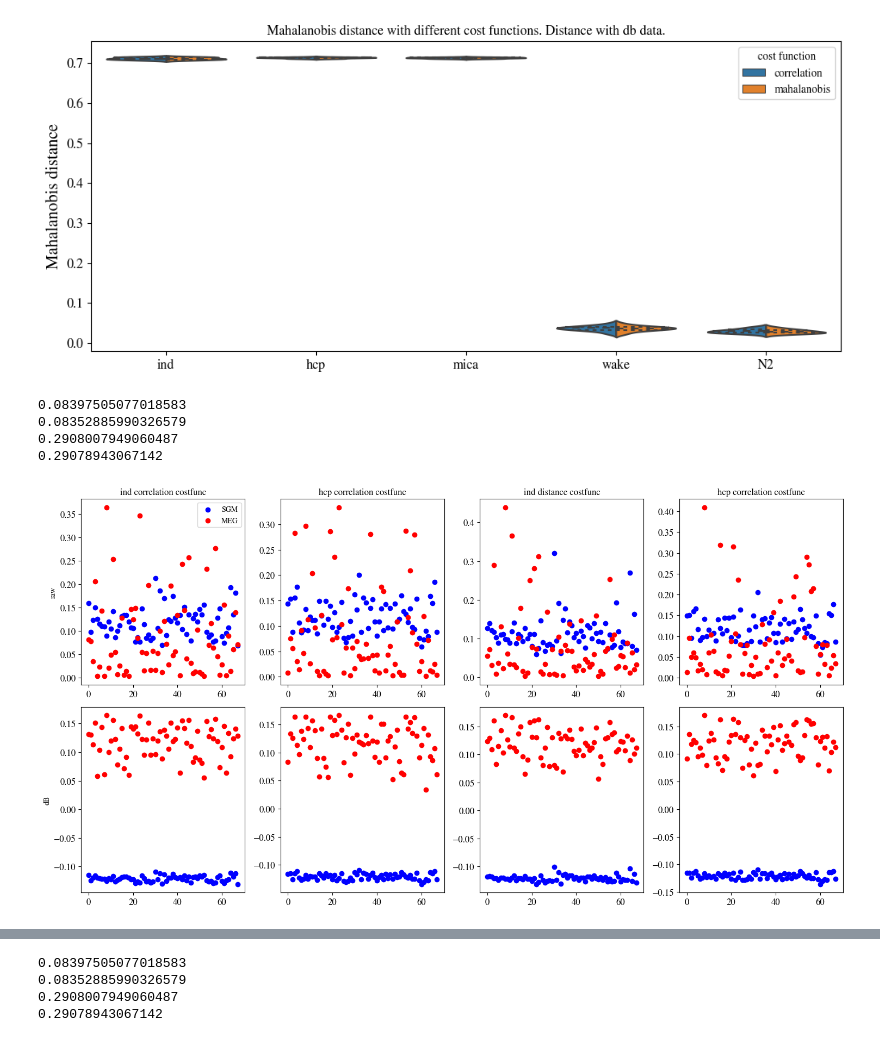
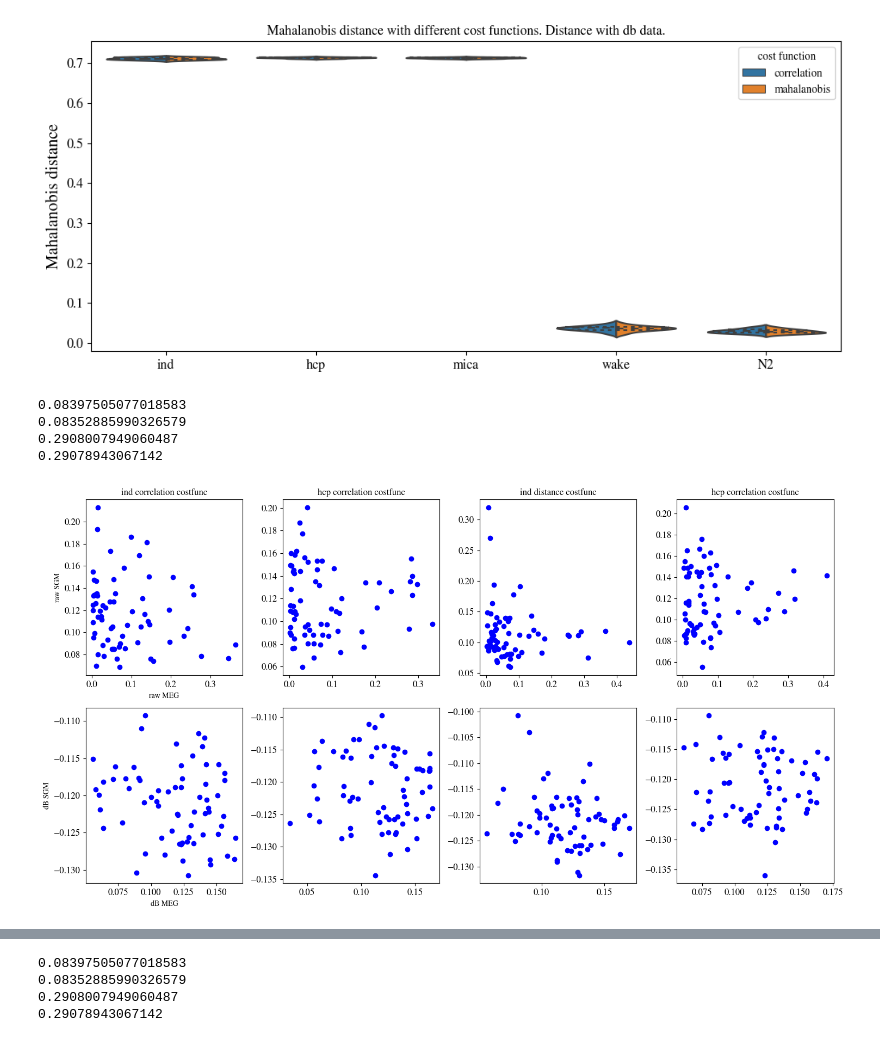
Before and after one commit to parulv1/sgm-alpha, a Jupyter notebook: spectrome/notebooks/compare_spatialcostfuncs.ipynb, the cells around one changed output, grey strips where cells are left out. Saved outputs shown, nothing was run; the diff lists cells and outputs as text; code cells hidden in the pictures.

```diff
--- a/spectrome/notebooks/compare_spatialcostfuncs.ipynb
+++ b/spectrome/notebooks/compare_spatialcostfuncs.ipynb
@@ -318,15 +318,19 @@ print(df_orgsgm_ind_oldcost["spatial"][ind])
 
 _, _, _, _, eigvec_ns_summed, summed_PSD, eigvec_ns_summed_db, summed_PSD_db = getpsd(ind_conn,ind_psd,rois_with_MEG,fvec,ind,df_orgsgm_ind_oldcost, stimulus_roi, w_var, w_means, "ind", "chang")
 
-ax[0][0].scatter(rois_with_MEG, eigvec_ns_summed, color='b',label='SGM')
-ax[0][0].scatter(rois_with_MEG, summed_PSD, color='r',label='MEG')
-ax[0][0].legend()
+# ax[0][0].scatter(rois_with_MEG, eigvec_ns_summed, color='b',label='SGM')
+# ax[0][0].scatter(rois_with_MEG, summed_PSD, color='r',label='MEG')
+ax[0][0].scatter(summed_PSD, eigvec_ns_summed, color='b')
+# ax[0][0].legend()
 ax[0][0].set_title('ind correlation costfunc')
-ax[0][0].set_ylabel('raw')
+ax[0][0].set_xlabel('raw MEG')
+ax[0][0].set_ylabel('raw SGM')
 
-ax[1][0].scatter(rois_with_MEG, eigvec_ns_summed_db, color='b',label='SGM')
-ax[1][0].scatter(rois_with_MEG, summed_PSD_db, color='r',label='MEG')
-ax[1][0].set_ylabel('dB')
+# ax[1][0].scatter(rois_with_MEG, eigvec_ns_summed_db, color='b',label='SGM')
+# ax[1][0].scatter(rois_with_MEG, summed_PSD_db, color='r',label='MEG')
+ax[1][0].scatter(summed_PSD_db, eigvec_ns_summed_db, color='b')
+ax[1][0].set_xlabel('dB MEG')
+ax[1][0].set_ylabel('dB SGM')
 
 # ind = np.argmax(df_microint_hcp_oldcost["spatial"])
 ind= min(range(len(df_orgsgm_hcp_oldcost["spatial"])), key=lambda i: abs(df_orgsgm_hcp_oldcost["spatial"][i] - np.mean(df_orgsgm_hcp_oldcost["spatial"])))
@@ -334,47 +338,53 @@ print(df_orgsgm_hcp_oldcost["spatial"][ind])
 
 _, _, _, _, eigvec_ns_summed, summed_PSD, eigvec_ns_summed_db, summed_PSD_db = getpsd(ind_conn,ind_psd,rois_with_MEG,fvec,ind,df_orgsgm_hcp_oldcost, stimulus_roi, w_var, w_means, "hcp", "chang")
 
-ax[0][1].scatter(rois_with_MEG, eigvec_ns_summed, color='b',label='SGM')
-ax[0][1].scatter(rois_with_MEG, summed_PSD, color='r',label='MEG')
+# ax[0][1].scatter(rois_with_MEG, eigvec_ns_summed, color='b',label='SGM')
+# ax[0][1].scatter(rois_with_MEG, summed_PSD, color='r',label='MEG')
+ax[0][1].scatter(summed_PSD, eigvec_ns_summed, color='b')
 ax[0][1].set_title('hcp correlation costfunc')
 
-ax[1][1].scatter(rois_with_MEG, eigvec_ns_summed_db, color='b',label='SGM')
-ax[1][1].scatter(rois_with_MEG, summed_PSD_db, color='r',label='MEG')
+# ax[1][1].scatter(rois_with_MEG, eigvec_ns_summed_db, color='b',label='SGM')
+# ax[1][1].scatter(rois_with_MEG, summed_PSD_db, color='r',label='MEG')
+ax[1][1].scatter(summed_PSD_db, eigvec_ns_summed_db, color='b')
 
 
 # ind = np.argmin(df_microint_ind_mahalanobis["spatial"])
 ind= min(range(len(df_orgsgm_ind_mahalanobis["spatial"])), key=lambda i: abs(df_orgsgm_ind_mahalanobis["spatial"][i] - np.mean(df_orgsgm_ind_mahalanobis["spatial"])))
 print(df_orgsgm_ind_mahalanobis["spatial"][ind])
 
 _, _, _, _, eigvec_ns_summed, summed_PSD, eigvec_ns_summed_db, summed_PSD_db = getpsd(ind_conn,ind_psd,rois_with_MEG,fvec,i,df_orgsgm_ind_mahalanobis, stimulus_roi, w_var, w_means, "ind", "chang")
 
-ax[0][2].scatter(rois_with_MEG, eigvec_ns_summed, color='b',label='SGM')
-ax[0][2].scatter(rois_with_MEG, summed_PSD, color='r',label='MEG')
+# ax[0][2].scatter(rois_with_MEG, eigvec_ns_summed, color='b',label='SGM')
+# ax[0][2].scatter(rois_with_MEG, summed_PSD, color='r',label='MEG')
+ax[0][2].scatter(summed_PSD, eigvec_ns_summed, color='b')
 ax[0][2].set_title('ind distance costfunc')
 
-ax[1][2].scatter(rois_with_MEG, eigvec_ns_summed_db, color='b',label='SGM')
-ax[1][2].scatter(rois_with_MEG, summed_PSD_db, color='r',label='MEG')
+# ax[1][2].scatter(rois_with_MEG, eigvec_ns_summed_db, color='b',label='SGM')
+# ax[1][2].scatter(rois_with_MEG, summed_PSD_db, color='r',label='MEG')
+ax[1][2].scatter(summed_PSD_db, eigvec_ns_summed_db, color='b')
 
 # ind = np.argmin(df_microint_hcp_mahalanobis["spatial"])
 ind= min(range(len(df_orgsgm_hcp_mahalanobis["spatial"])), key=lambda i: abs(df_orgsgm_hcp_mahalanobis["spatial"][i] - np.mean(df_orgsgm_hcp_mahalanobis["spatial"])))
 print(df_orgsgm_hcp_mahalanobis["spatial"][ind])
 
 _, _, _, _, eigvec_ns_summed, summed_PSD, eigvec_ns_summed_db, summed_PSD_db = getpsd(ind_conn,ind_psd,rois_with_MEG,fvec,ind,df_orgsgm_hcp_mahalanobis, stimulus_roi, w_var, w_means, "hcp", "chang")
 
-ax[0][3].scatter(rois_with_MEG, eigvec_ns_summed, color='b',label='SGM')
-ax[0][3].scatter(rois_with_MEG, summed_PSD, color='r',label='MEG')
+# ax[0][3].scatter(rois_with_MEG, eigvec_ns_summed, color='b',label='SGM')
+# ax[0][3].scatter(rois_with_MEG, summed_PSD, color='r',label='MEG')
+ax[0][3].scatter(summed_PSD, eigvec_ns_summed, color='b')
 ax[0][3].set_title('hcp correlation costfunc')
 
-ax[1][3].scatter(rois_with_MEG, eigvec_ns_summed_db, color='b',label='SGM')
-ax[1][3].scatter(rois_with_MEG, summed_PSD_db, color='r',label='MEG')
+# ax[1][3].scatter(rois_with_MEG, eigvec_ns_summed_db, color='b',label='SGM')
+# ax[1][3].scatter(rois_with_MEG, summed_PSD_db, color='r',label='MEG')
+ax[1][3].scatter(summed_PSD_db, eigvec_ns_summed_db, color='b')
 
 plt.tight_layout()
 # %% [output]
 0.08397505077018583
 0.08352885990326579
 0.2908007949060487
 0.29078943067142
-[figure, old version]
+[figure, new version]
 # %%
 stimulus_roi = np.array([])
 w_var = 1
```
Also changed, not shown: parts of 2 cells of this notebook, 5 other files.
